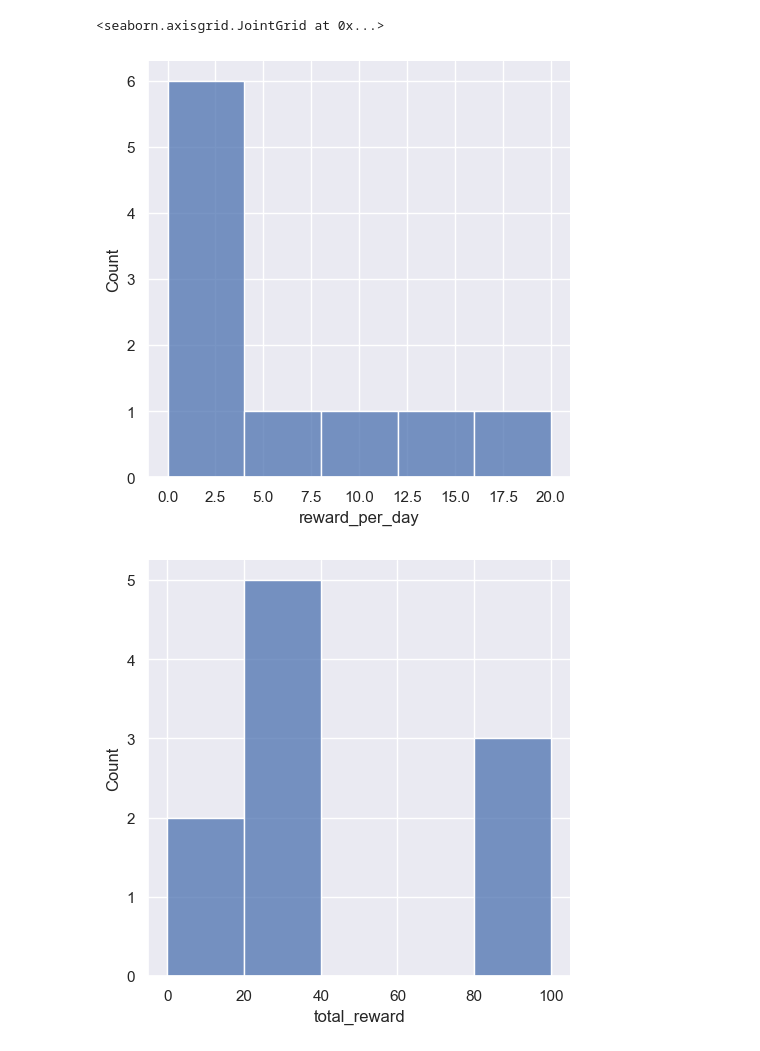
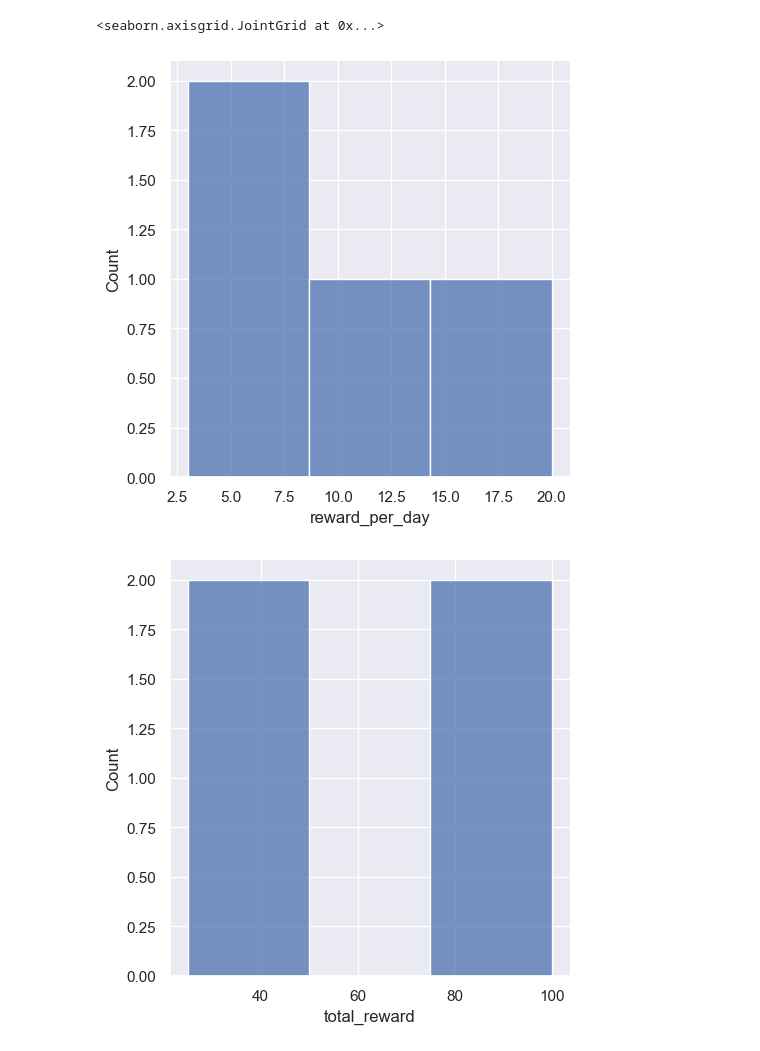
Before and after one commit to W1NDCOR3/python-trainning, a Jupyter notebook: python/day_11/challenge_05/proj/main.ipynb, the cells around one changed output. Drawn from its saved outputs; the diff is of its cells as text; code cells hidden in the pictures.

```diff
--- a/python/day_11/challenge_05/proj/main.ipynb
+++ b/python/day_11/challenge_05/proj/main.ipynb
@@ -33,15 +33,16 @@ filtered_df = filter_data(df)
 filtered_df.head()
 
 
-df = calculate_total_reward(df)
 
-print(df)
+ndf = calculate_total_reward(filtered_df)
 
-df = calculate_daily_reward(df)
+print(ndf)
 
-print(df)
+ndf = calculate_daily_reward(ndf)
 
-df.to_csv('new_output.csv', index=True)
+print(ndf)
+
+ndf.to_csv('new_output.csv', index=True)
 # %% [output]
                            offer_id     offer_type  difficulty  reward  \
 0  ae264e3637204a6fb9bb56bc8210ddfd           bogo          10      10
@@ -63,13 +64,11 @@ df.to_csv('new_output.csv', index=True)
 # %%
 
 sns.set_theme(style='darkgrid')
+sns.displot(ndf['reward_per_day'])
+sns.displot(ndf['total_reward'])
 
-
-sns.displot(df['reward_per_day'])
-sns.displot(df['total_reward'])
-
-sns.jointplot(x='reward_per_day', y='total_reward', data=df)
+sns.jointplot(x='reward_per_day', y='total_reward', data=ndf)
 # %% [output]
 <seaborn.axisgrid.JointGrid at 0x...>
-[figure, old version]
+[figure, new version]
-[figure, old version]
+[figure, new version]
```
Also changed, not shown: parts of 4 cells of this notebook, 1 other file.
